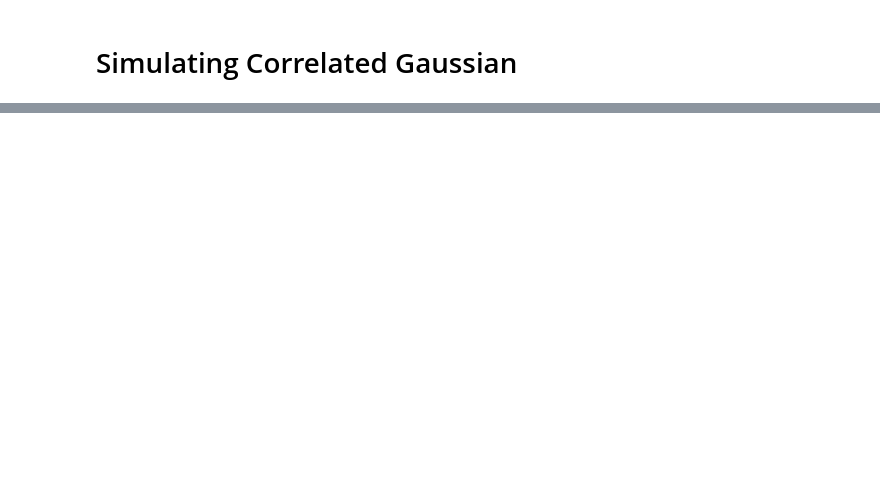
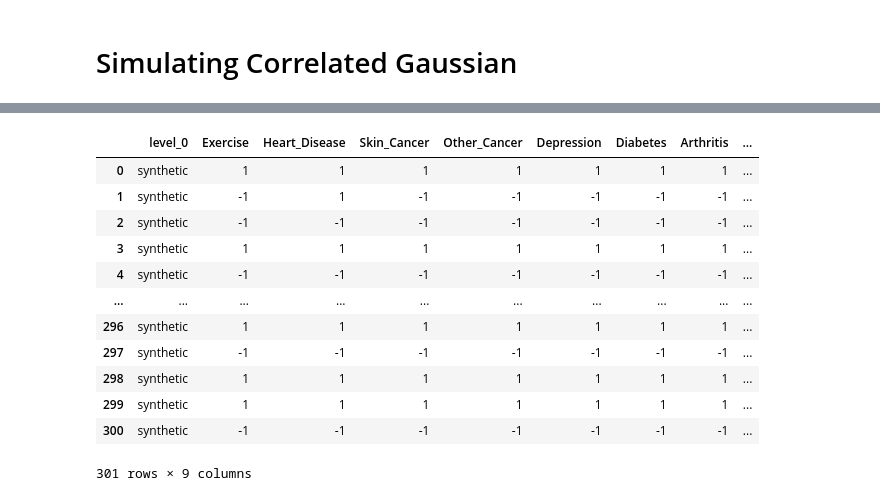
Before and after one commit to lukas681/private-mst, a Jupyter notebook: margins-test.ipynb, the cells around one changed output, grey strips where cells are left out. Cells and saved outputs as stored; diff of their text form; code cells hidden in the pictures; blank space fills up the shorter version.

```diff
--- a/margins-test.ipynb
+++ b/margins-test.ipynb
@@ -67,8 +67,6 @@ y NaN  1.0
 [interactive output not drawn]
 # %%
 ## First tries with uncorrelated data
-
-
 def mergeDataFrames(realData, synthetic_data):
     df1 = realData \
         .applymap(lambda x: (-1 if int(x) <= 0 else 1))
@@ -80,7 +78,7 @@ def mergeDataFrames(realData, synthetic_data):
     return df, df1, df2
 
 # Parameterizations
-DATA_SIZE, SAMPLE_SIZE, dims = (1000000, 1000000, 2)
+DATA_SIZE, SAMPLE_SIZE, dims = (10000, 10000, 2)
 shape = (dims, DATA_SIZE)
 bn, realData = generateSimpleNetwork(SAMPLE_SIZE)
 mean = realData.astype("float32").mean().to_numpy()
@@ -90,8 +88,6 @@ L = cholesky(cov)
 synthetic_data = np.array(generateSyntheticRow(mean, L))
 for i in range(SAMPLE_SIZE-1):
     synthetic_data = np.append(synthetic_data,generateSyntheticRow(mean, L), axis=1)
-print(synthetic_data)
-
 
 (df, df1, df2) = mergeDataFrames(realData, synthetic_data)
 
@@ -203,0 +209,27 @@ array([[ 0.24888889,  0.01212121,  0.00767677, ...,  0.02707071,
+# %%
+
+d = pd.read_csv('./datasets/CVD_cleaned.csv')
+columns = ['Exercise','Heart_Disease','Skin_Cancer','Other_Cancer','Depression','Diabetes','Arthritis','Smoking_History']
+dsubset = d[columns]*1
+dsubset = dsubset.applymap(lambda x: (1 if x == "Yes" else 0))
+dsubset.cov()
+
+mean = dsubset.astype("float32").mean().to_numpy()
+# Computing Sample Strategy
+cov = dsubset.cov(numeric_only=False) # dataframe
+L = cholesky(cov)
+synthetic_data = np.array(generateSyntheticRow(mean, L, dim=8))
+
+print(mean)
+for i in range(300):
+    synthetic_data = np.append(synthetic_data,generateSyntheticRow(mean, L, dim=8), axis=1)
+
+synthetic_data = pd.DataFrame(synthetic_data.T, columns=columns) \
+    .applymap(lambda x: (-1 if int(x) <= 0 else 1))
+dsubset = pd.DataFrame(dsubset) \
+    .applymap(lambda x: (-1 if int(x) <= 0 else 1))
+#dsubset['Diab-Heart'] = dsubset['Diabetes'].astype(str) + dsubset['Heart_Disease'].astype(str)
+#synthetic_data['Diab-Heart'] = synthetic_data['Diabetes'].astype(str) + synthetic_data['Heart_Disease'].astype(str)
+
+#viewdata = pd.concat([dsubset, synthetic_data], axis=0, keys=['real','synthetic']).reset_index(level=[0])
+viewdata = pd.concat([synthetic_data], axis=0, keys=['synthetic']).reset_index(level=[0])
@@ -203,0 +254,25 @@ array([[ 0.24888889,  0.01212121,  0.00767677, ...,  0.02707071,
+# %%
+sb.set(style="darkgrid")
+fig, axs = plt.subplots(3, 2, figsize=(8 , 12))
+sb.histplot(data = viewdata, x="Skin_Cancer", bins = 4, ax=axs[0][0], discrete=True, hue='level_0', multiple="dodge", label="oneway")
+sb.histplot(data = viewdata, x="Heart_Disease", bins = 4, ax=axs[0][1], discrete=True, hue='level_0', multiple="dodge", label="oneway")
+sb.histplot(data = viewdata, x="Depression", bins = 4, ax=axs[1][0], discrete=True, hue='level_0', multiple="dodge", label="oneway")
+sb.histplot(data = viewdata, x="Diabetes", bins = 4, ax=axs[1][1], discrete=True, hue='level_0', multiple="dodge", label="oneway")
+#sb.histplot(data = viewdata, x="Diab-Heart", bins = 4, ax=axs[2][0], discrete=True, hue='level_0', multiple="dodge", label="diab-heart")
+#dsubset.describe()
+viewdata.describe()
+viewdata
+# %% [output]
+|  | level_0 | Exercise | Heart_Disease | Skin_Cancer | Other_Cancer | Depression | Diabetes | Arthritis | ... |
+| 0 | synthetic | 1 | 1 | 1 | 1 | 1 | 1 | 1 | ... |
+| 1 | synthetic | -1 | 1 | -1 | -1 | -1 | -1 | -1 | ... |
+| 2 | synthetic | -1 | -1 | -1 | -1 | -1 | -1 | -1 | ... |
+| 3 | synthetic | 1 | 1 | 1 | 1 | 1 | 1 | 1 | ... |
+| 4 | synthetic | -1 | -1 | -1 | -1 | -1 | -1 | -1 | ... |
+| ... | ... | ... | ... | ... | ... | ... | ... | ... | ... |
+| 296 | synthetic | 1 | 1 | 1 | 1 | 1 | 1 | 1 | ... |
+| 297 | synthetic | -1 | -1 | -1 | -1 | -1 | -1 | -1 | ... |
+| 298 | synthetic | 1 | 1 | 1 | 1 | 1 | 1 | 1 | ... |
+| 299 | synthetic | 1 | 1 | 1 | 1 | 1 | 1 | 1 | ... |
+| 300 | synthetic | -1 | -1 | -1 | -1 | -1 | -1 | -1 | ... |
+301 rows × 9 columns
```
Also changed, not shown: parts of 7 cells of this notebook, 1 other file.
